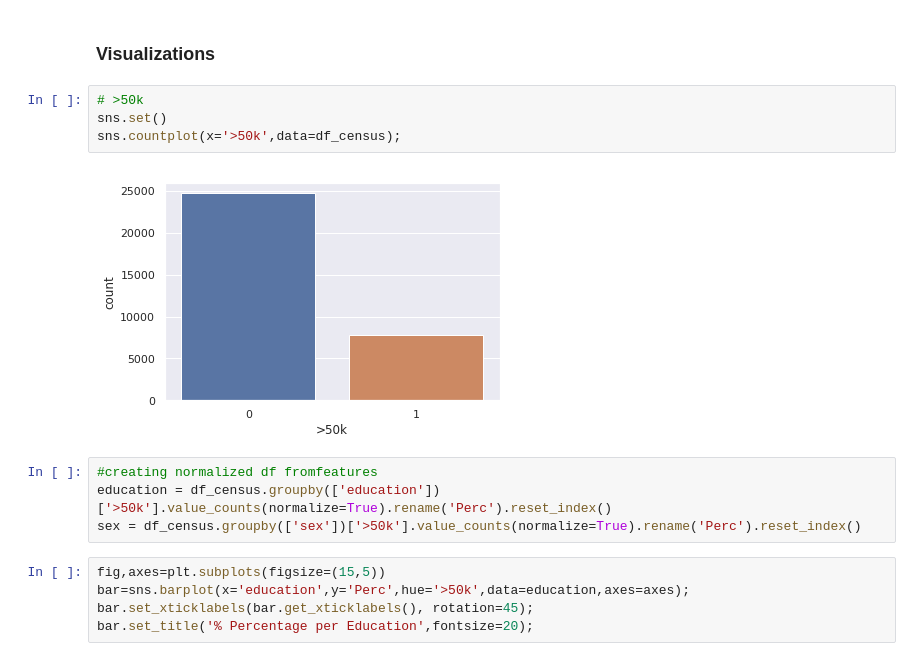
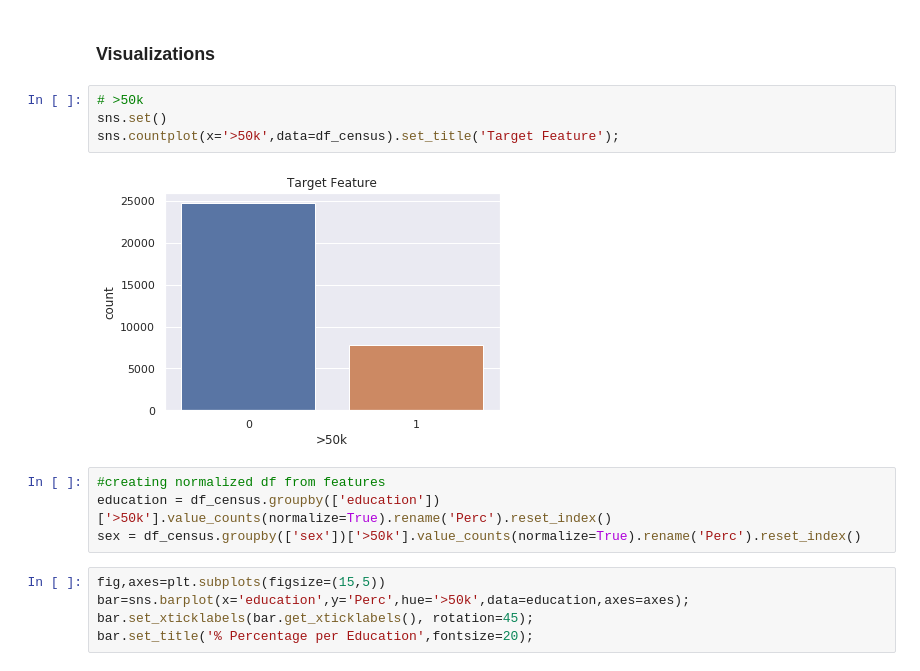
Before and after one commit to thiagobtr/ML_Classification, a Jupyter notebook: ML_Census_Classf.ipynb, the cells around one changed output. Saved outputs shown, nothing was run; the diff lists cells and outputs as text.

```diff
--- a/ML_Census_Classf.ipynb
+++ b/ML_Census_Classf.ipynb
@@ -119,11 +122,11 @@ Name: >50k, dtype: float64
 # %%
 # >50k
 sns.set()
-sns.countplot(x='>50k',data=df_census);
+sns.countplot(x='>50k',data=df_census).set_title('Target Feature');
 # %% [output]
-[figure, old version]
+[figure, new version]
 # %%
-#creating normalized df fromfeatures
+#creating normalized df from features
 education = df_census.groupby(['education'])['>50k'].value_counts(normalize=True).rename('Perc').reset_index()
 sex = df_census.groupby(['sex'])['>50k'].value_counts(normalize=True).rename('Perc').reset_index()
 # %%
```
Also changed, not shown: parts of 19 cells of this notebook.
